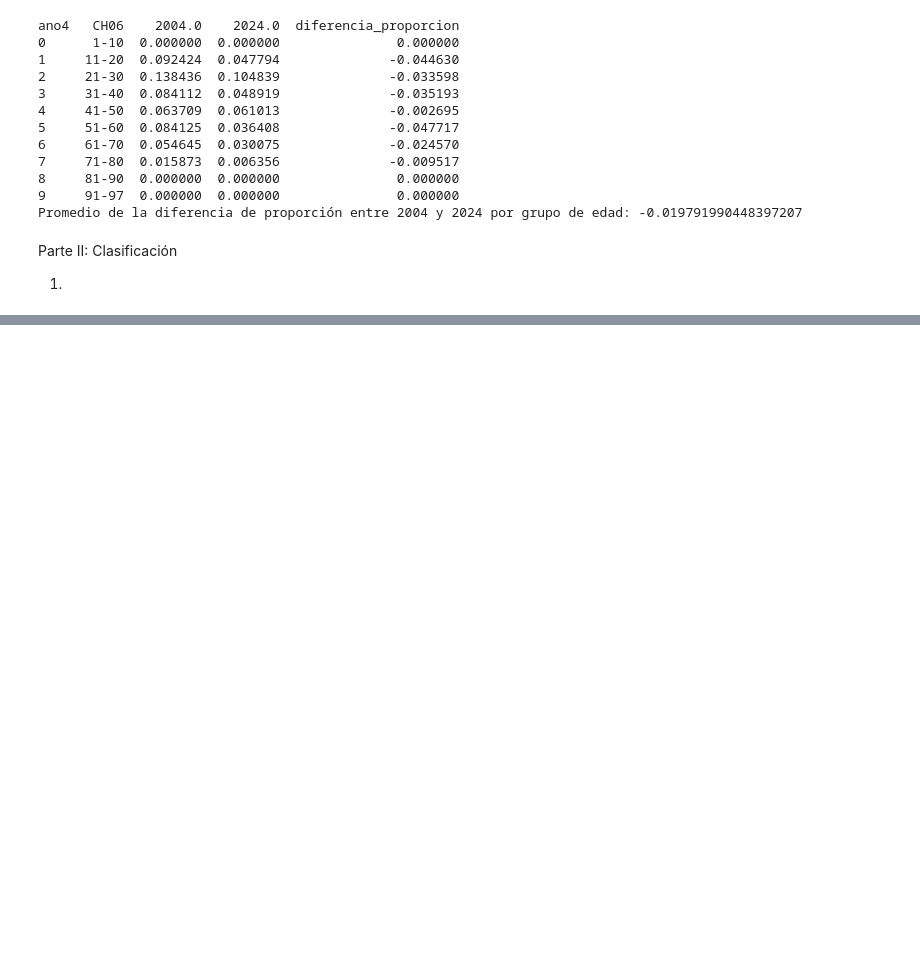
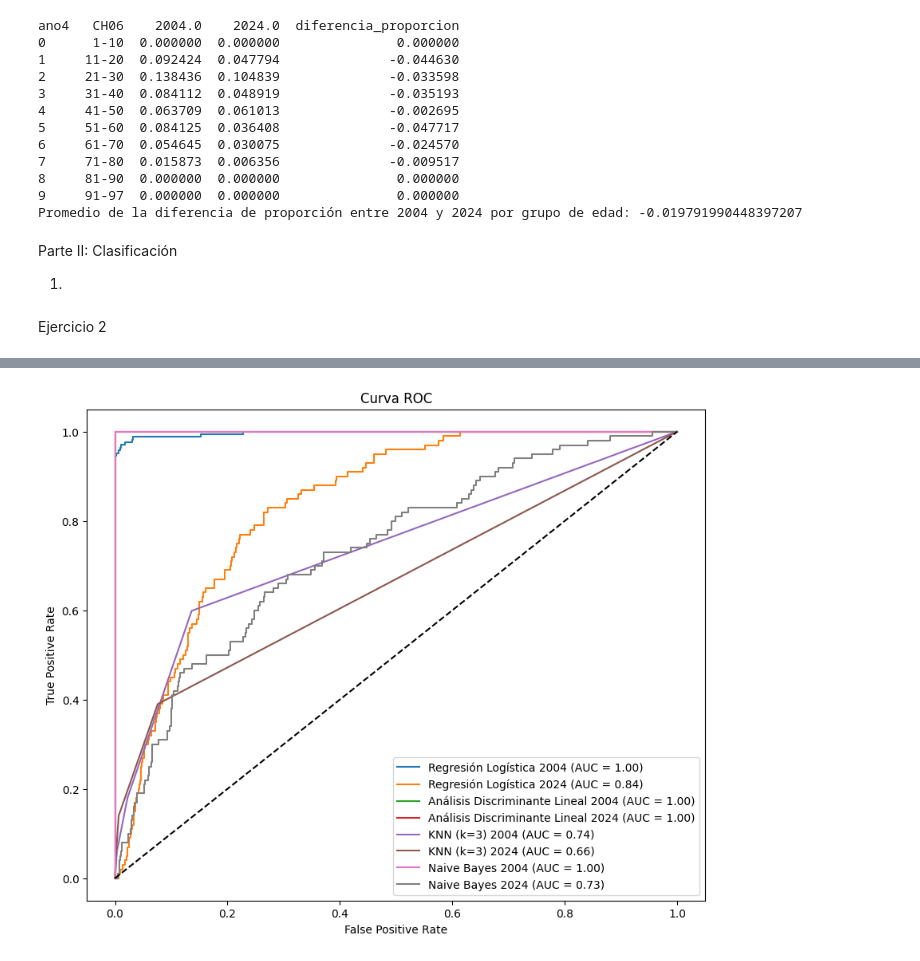
Before and after one commit to IaraWilliams/CC408-T2-2, a Jupyter notebook: TP3/TP3.ipynb, the cells around one changed output, grey strips where cells are left out. Saved outputs shown, nothing was run; the diff lists cells and outputs as text; code cells hidden in the pictures; blank space fills up the shorter version.

```diff
--- a/TP3/TP3.ipynb
+++ b/TP3/TP3.ipynb
@@ -472,3 +478,82 @@ matriz_x_2024 = np.hstack([np.ones((matriz_x_2024.shape[0], 1)), matriz_x_2024])
 
 # Dividimos los datos de 2024 en entrenamiento y prueba
 X_train_2024, X_test_2024, y_train_2024, y_test_2024 = train_test_split(matriz_x_2024, y_2024, test_size=0.3, random_state=101)
+# %% [markdown]
+Ejercicio 2
+# %%
+# Lista para almacenar resultados de cada modelo
+results = []
+
+# Función para entrenar, predecir y obtener métricas de un modelo
+def evaluate_model(model, X_train, y_train, X_test, y_test, model_name):
+    model.fit(X_train, y_train)
+    y_pred = model.predict(X_test)
+    y_prob = model.predict_proba(X_test)[:, 1]
+
+# Probabilidad para la clase positiva
+
+# Matriz de confusión
+    conf_matrix = confusion_matrix(y_test, y_pred)
+
+    # Curva ROC y AUC
+    fpr, tpr, _ = roc_curve(y_test, y_prob)
+    roc_auc = auc(fpr, tpr)
+
+# Accuracy y AUC
+    accuracy = accuracy_score(y_test, y_pred)
+    auc_score = roc_auc_score(y_test, y_prob)
+
+# Guardamos resultados
+    results.append({ "Model": model_name, "Confusion Matrix": conf_matrix, "Accuracy": accuracy, "AUC": auc_score })
+
+# Graficamos la curva ROC
+    plt.plot(fpr, tpr, label=f'{model_name} (AUC = {roc_auc:.2f})')
+
+# Inicializamos gráficos
+plt.figure(figsize=(10, 8))
+
+# Regresión logística
+logistic1 = LogisticRegression()
+evaluate_model(logistic1, X_train_2004, y_train_2004, X_test_2004, y_test_2004, "Regresión Logística 2004")
+
+logistic2 = LogisticRegression()
+evaluate_model(logistic2, X_train_2024, y_train_2024, X_test_2024, y_test_2024, "Regresión Logística 2024")
+
+# Análisis discriminante lineal
+lda1 = LinearDiscriminantAnalysis()
+evaluate_model(lda1, X_train_2004, y_train_2004, X_test_2004, y_test_2004, "Análisis Discriminante Lineal 2004")
+
+lda2 = LinearDiscriminantAnalysis()
+evaluate_model(lda1, X_train_2024, y_train_2024, X_test_2024, y_test_2024, "Análisis Discriminante Lineal 2024")
+
+# KNN con k=3
+knn1 = KNeighborsClassifier(n_neighbors=3)
+evaluate_model(knn1, X_train_2004, y_train_2004, X_test_2004, y_test_2004, "KNN (k=3) 2004")
+
+knn2 = KNeighborsClassifier(n_neighbors=3)
+evaluate_model(knn2, X_train_2024, y_train_2024, X_test_2024, y_test_2024, "KNN (k=3) 2024")
+
+# Naive Bayes
+naive_bayes1 = GaussianNB()
+evaluate_model(naive_bayes1, X_train_2004, y_train_2004, X_test_2004, y_test_2004, "Naive Bayes 2004")
+
+naive_bayes2 = GaussianNB()
+evaluate_model(naive_bayes2, X_train_2024, y_train_2024, X_test_2024, y_test_2024, "Naive Bayes 2024")
+
+
+# Configuración de la gráfica de ROC
+plt.plot([0, 1], [0, 1], 'k--')
+plt.xlabel('False Positive Rate')
+plt.ylabel('True Positive Rate')
+plt.title('Curva ROC')
+plt.legend(loc="lower right")
+plt.show()
+
+# Imprimir resultados
+for result in results:
+    print(f"Modelo: {result['Model']}")
+    print("Matriz de Confusión:\n", result['Confusion Matrix'])
+    print("Accuracy:", result['Accuracy'])
+    print("AUC:", result['AUC'])
+    print("\n" + "-"*30 + "\n")
+# %% [output]
@@ -474,0 +574 @@ X_train_2024, X_test_2024, y_train_2024, y_test_2024 = train_test_split(matriz_x
+[figure, added]
```
Also changed, not shown: parts of 6 cells of this notebook.
